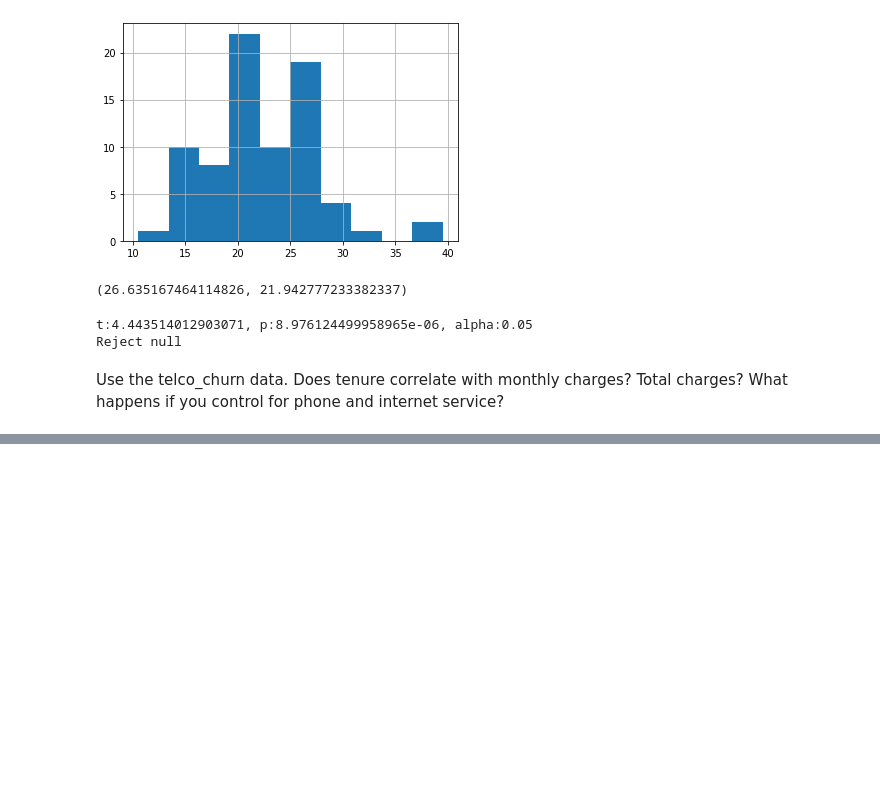
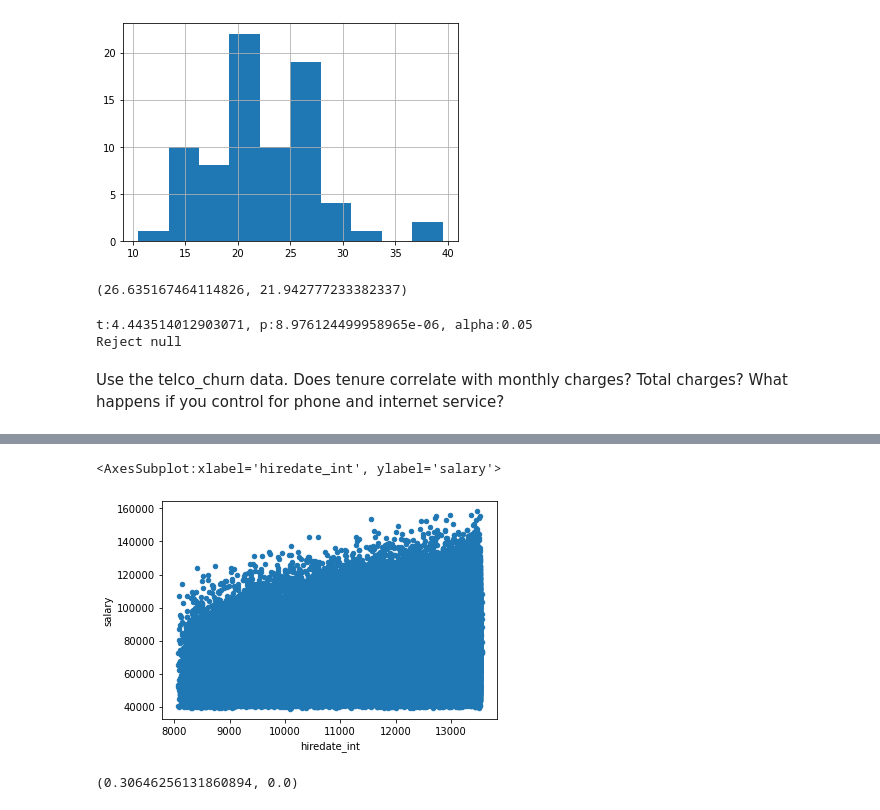
Before and after one commit to watermanbrandyn/statistics-exercises, a Jupyter notebook: hypothesis_testing.ipynb, the cells around one changed output, grey strips where cells are left out. Drawn from its saved outputs; the diff is of its cells as text; code cells hidden in the pictures; blank space fills up the shorter version.

```diff
--- a/hypothesis_testing.ipynb
+++ b/hypothesis_testing.ipynb
@@ -405,0 +409,4 @@ e_url = get_db_url('employees')
+# %%
+hiredate_employee = pd.read_sql('SELECT DATEDIFF(NOW(), hire_date), emp_no FROM employees;', e_url)
+# %%
+current_salaries = current_salaries.merge(hiredate_employee, how='outer', on='emp_no')
@@ -405,0 +422,9 @@ e_url = get_db_url('employees')
+# %%
+current_salaries = current_salaries.rename(columns={'DATEDIFF(NOW(), hire_date)': 'hiredate_int'})
+# %%
+current_salaries = current_salaries.dropna()
+# %%
+current_salaries.plot.scatter(y='salary', x='hiredate_int')
+# %% [output]
+<AxesSubplot:xlabel='hiredate_int', ylabel='salary'>
+[figure, added]
@@ -405,0 +434,5 @@ e_url = get_db_url('employees')
+# %%
+r, p = stats.pearsonr(current_salaries.salary, current_salaries.hiredate_int)
+r, p
+# %% [output]
+(0.30646256131860894, 0.0)
```
Also changed, not shown: parts of 72 cells of this notebook.
